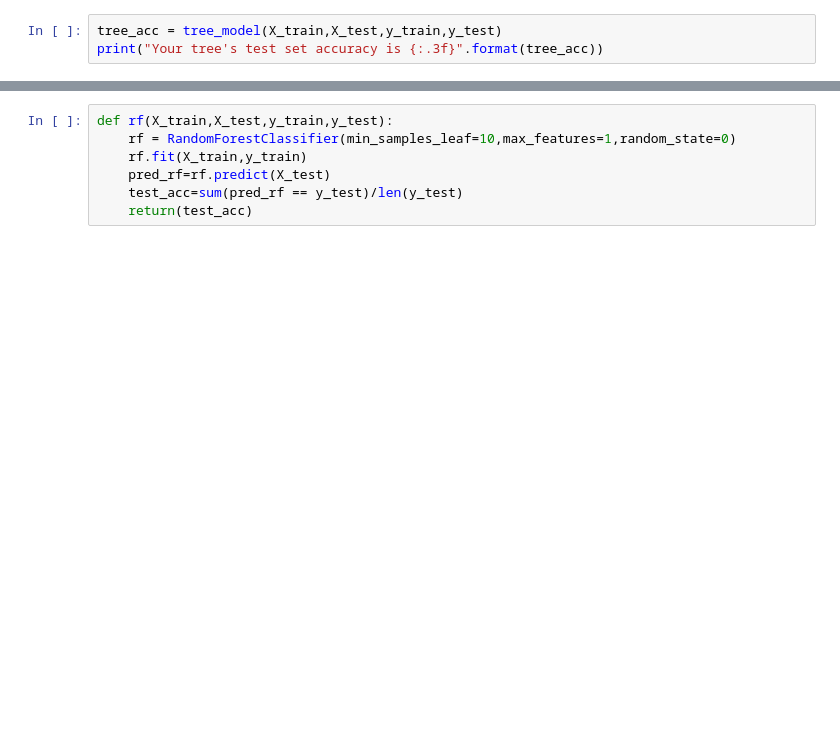
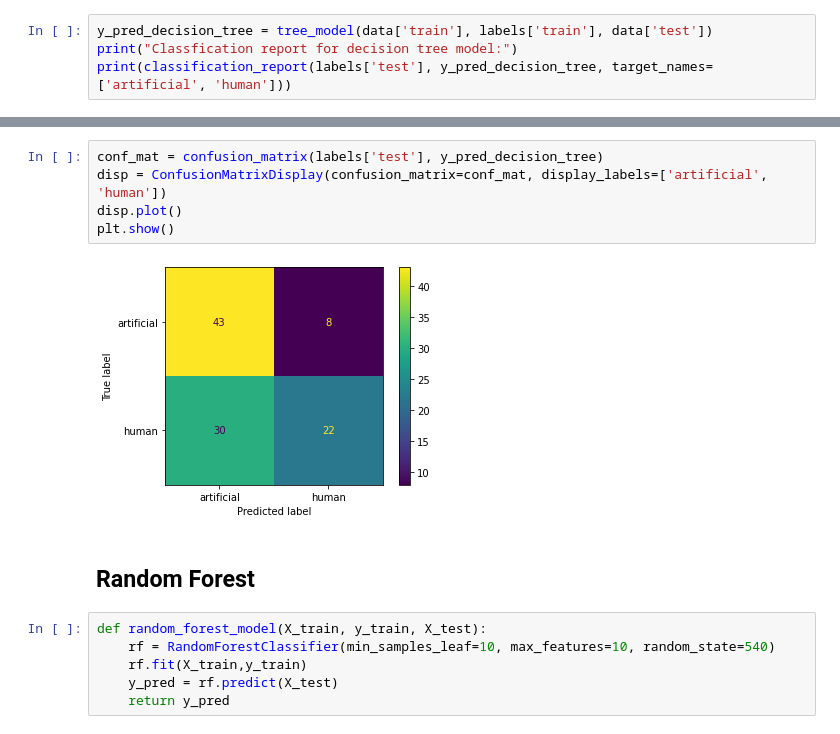
Before and after one commit to NehaBardeDUKE/CV_Project1, a Jupyter notebook: simple_models.ipynb, the cells around one changed output, grey strips where cells are left out. Drawn from its saved outputs; the diff is of its cells as text; blank space fills up the shorter version.

```diff
--- a/simple_models.ipynb
+++ b/simple_models.ipynb
@@ -111,3 +139,4 @@ def tree_model(X_train,X_test,y_train,y_test):
 # %%
-tree_acc = tree_model(X_train,X_test,y_train,y_test)
-print("Your tree's test set accuracy is {:.3f}".format(tree_acc))
+y_pred_decision_tree = tree_model(data['train'], labels['train'], data['test'])
+print("Classfication report for decision tree model:")
+print(classification_report(labels['test'], y_pred_decision_tree, target_names=['artificial', 'human']))
@@ -114,8 +153,16 @@ print("Your tree's test set accuracy is {:.3f}".format(tree_acc))
+# %%
+conf_mat = confusion_matrix(labels['test'], y_pred_decision_tree)
+disp = ConfusionMatrixDisplay(confusion_matrix=conf_mat, display_labels=['artificial', 'human'])
+disp.plot()
+plt.show()
+# %% [output]
+[figure, added]
+# %% [markdown]
+## Random Forest
 # %%
-def rf(X_train,X_test,y_train,y_test):
-    rf = RandomForestClassifier(min_samples_leaf=10,max_features=1,random_state=0)
+def random_forest_model(X_train, y_train, X_test):
+    rf = RandomForestClassifier(min_samples_leaf=10, max_features=10, random_state=540)
     rf.fit(X_train,y_train)
-    pred_rf=rf.predict(X_test)
-    test_acc=sum(pred_rf == y_test)/len(y_test)
-    return(test_acc)
+    y_pred = rf.predict(X_test)
+    return y_pred
 # %%
```
Also changed, not shown: parts of 17 cells of this notebook.
